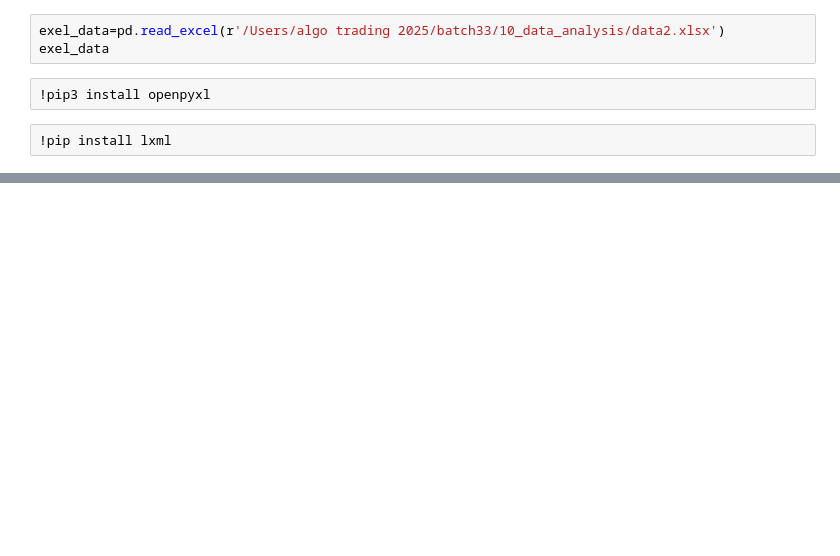
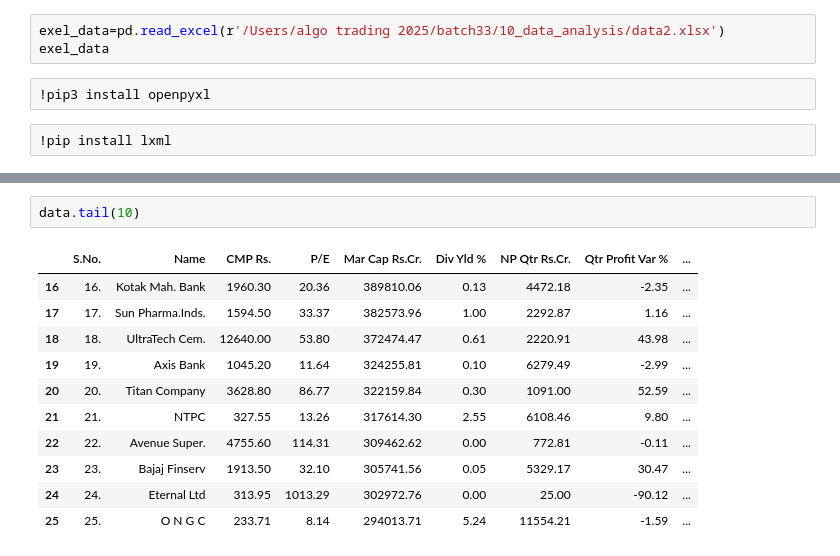
Before and after one commit to sunilsala88/batch33, a Jupyter notebook: 10_data_analysis/pandas1.ipynb, the cells around one changed output, grey strips where cells are left out. Saved outputs shown, nothing was run; the diff lists cells and outputs as text; blank space fills up the shorter version.

```diff
--- a/10_data_analysis/pandas1.ipynb
+++ b/10_data_analysis/pandas1.ipynb
@@ -73,0 +103,14 @@ data
+# %%
+data.tail(10)
+# %% [output]
+|  | S.No. | Name | CMP Rs. | P/E | Mar Cap Rs.Cr. | Div Yld % | NP Qtr Rs.Cr. | Qtr Profit Var % | ... |
+| 16 | 16. | Kotak Mah. Bank | 1960.30 | 20.36 | 389810.06 | 0.13 | 4472.18 | -2.35 | ... |
+| 17 | 17. | Sun Pharma.Inds. | 1594.50 | 33.37 | 382573.96 | 1.00 | 2292.87 | 1.16 | ... |
+| 18 | 18. | UltraTech Cem. | 12640.00 | 53.80 | 372474.47 | 0.61 | 2220.91 | 43.98 | ... |
+| 19 | 19. | Axis Bank | 1045.20 | 11.64 | 324255.81 | 0.10 | 6279.49 | -2.99 | ... |
+| 20 | 20. | Titan Company | 3628.80 | 86.77 | 322159.84 | 0.30 | 1091.00 | 52.59 | ... |
+| 21 | 21. | NTPC | 327.55 | 13.26 | 317614.30 | 2.55 | 6108.46 | 9.80 | ... |
+| 22 | 22. | Avenue Super. | 4755.60 | 114.31 | 309462.62 | 0.00 | 772.81 | -0.11 | ... |
+| 23 | 23. | Bajaj Finserv | 1913.50 | 32.10 | 305741.56 | 0.05 | 5329.17 | 30.47 | ... |
+| 24 | 24. | Eternal Ltd | 313.95 | 1013.29 | 302972.76 | 0.00 | 25.00 | -90.12 | ... |
+| 25 | 25. | O N G C | 233.71 | 8.14 | 294013.71 | 5.24 | 11554.21 | -1.59 | ... |
```
Also changed, not shown: parts of 6 cells of this notebook.
